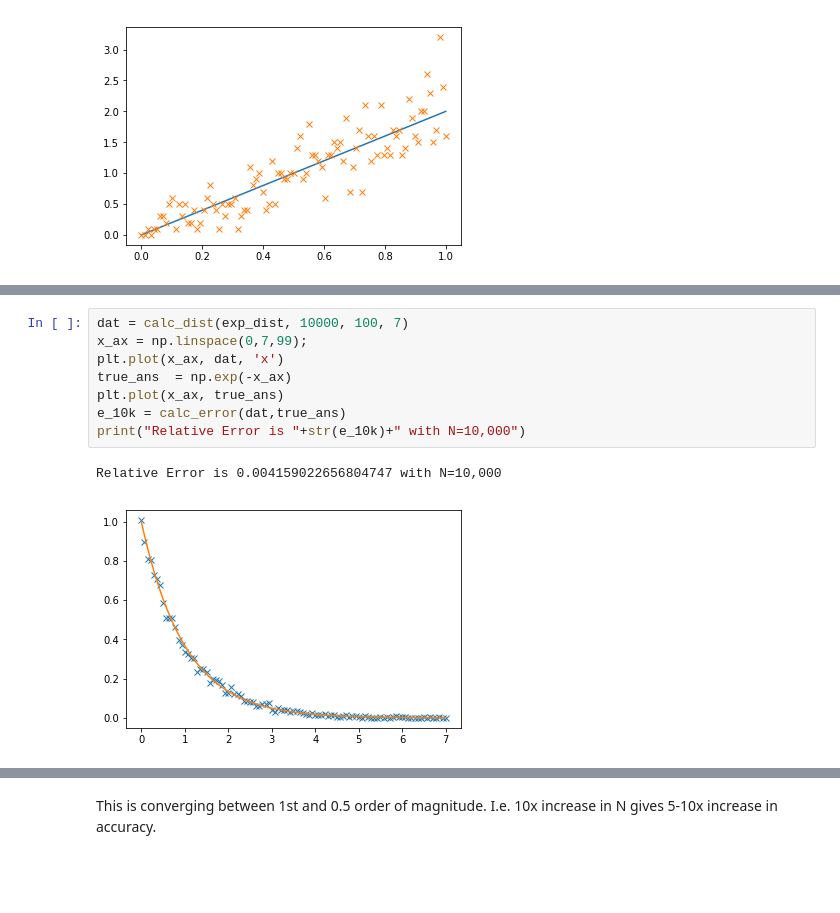
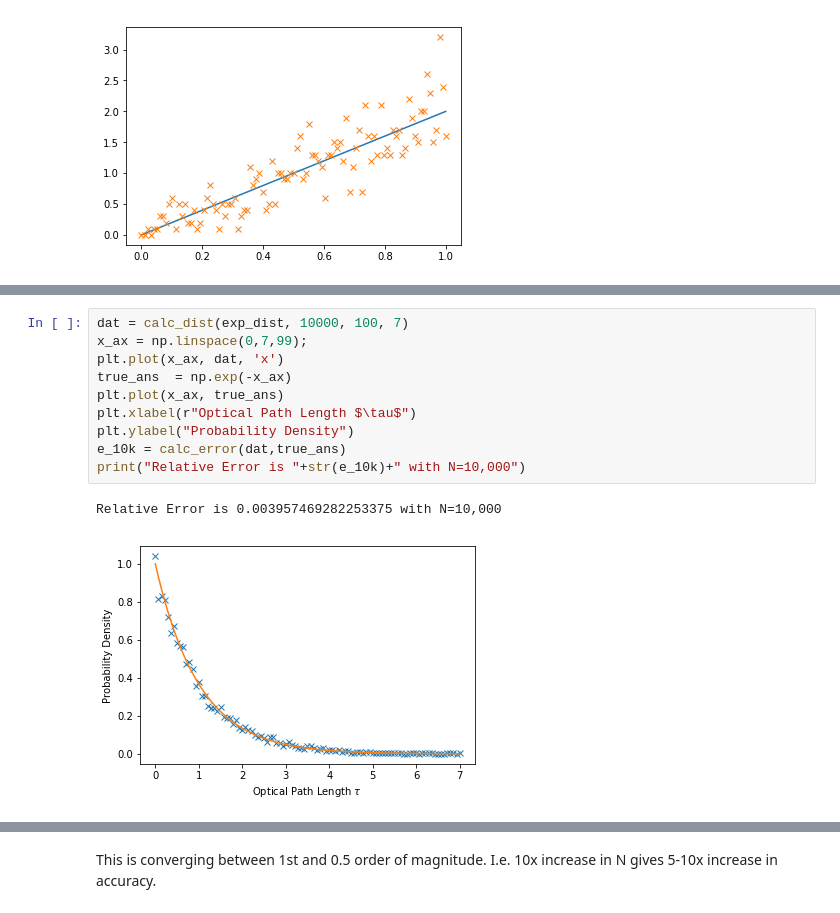
Before and after one commit to mwatwood-cu/monte_carlo_radiation, a Jupyter notebook: Monte Carlo Testing.ipynb, the cells around one changed output, grey strips where cells are left out. Saved outputs shown, nothing was run; the diff lists cells and outputs as text; blank space fills up the shorter version.

```diff
--- a/Monte Carlo Testing.ipynb
+++ b/Monte Carlo Testing.ipynb
@@ -48,14 +46,16 @@ FileNotFoundError: [Errno 2] No such file or directory: 'latex': 'latex'
 # %%
 dat = calc_dist(exp_dist, 10000, 100, 7)
 x_ax = np.linspace(0,7,99);
 plt.plot(x_ax, dat, 'x')
 true_ans  = np.exp(-x_ax)
 plt.plot(x_ax, true_ans)
+plt.xlabel(r"Optical Path Length $\tau$")
+plt.ylabel("Probability Density")
 e_10k = calc_error(dat,true_ans)
 print("Relative Error is "+str(e_10k)+" with N=10,000")
 # %% [output]
-Relative Error is 0.004159022656804747 with N=10,000
+Relative Error is 0.003957469282253375 with N=10,000
-[figure, old version]
+[figure, new version]
 # %%
 dat = calc_dist(exp_dist, 100000, 100, 7)
 x_ax = np.linspace(0,7,99);
```
Also changed, not shown: parts of 3 cells of this notebook.
